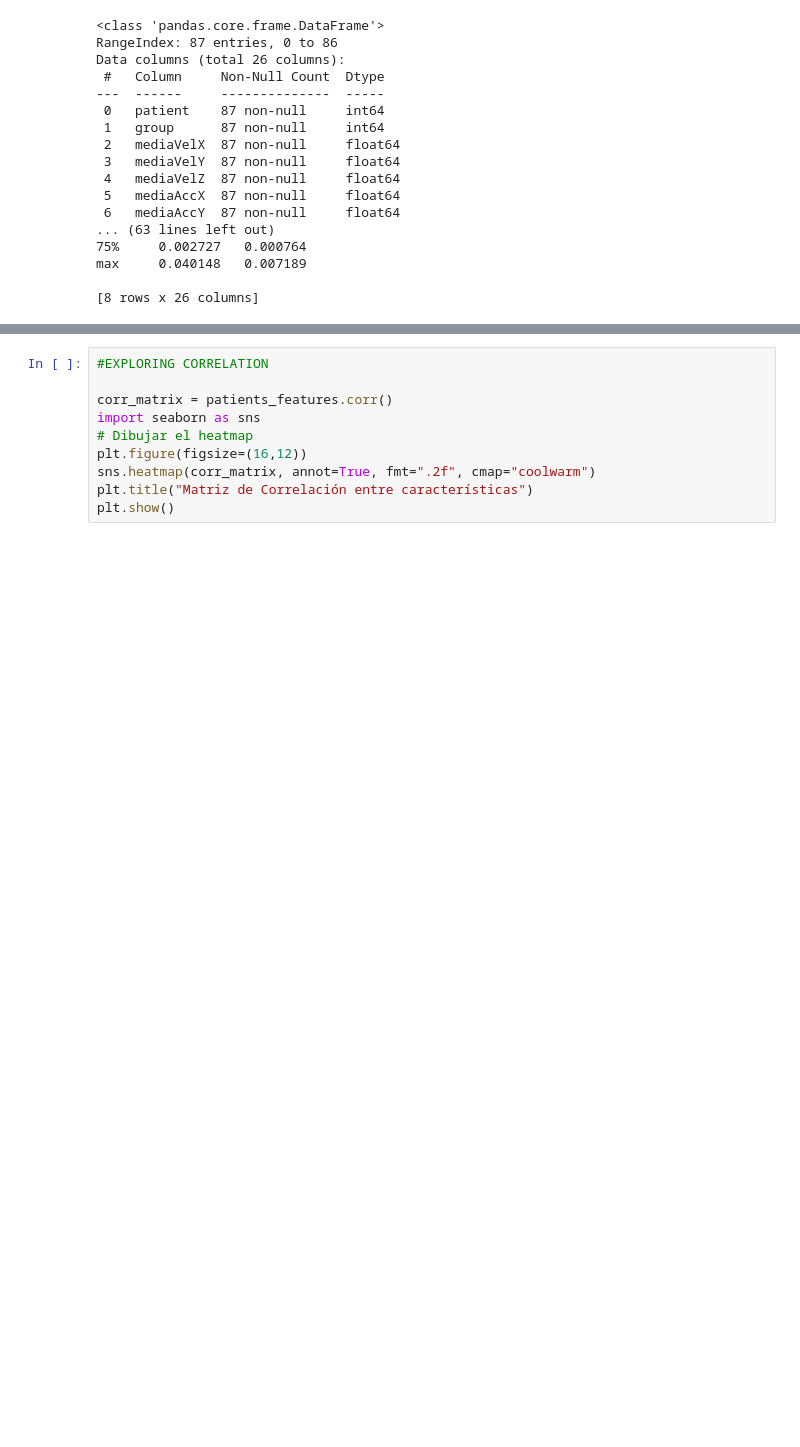
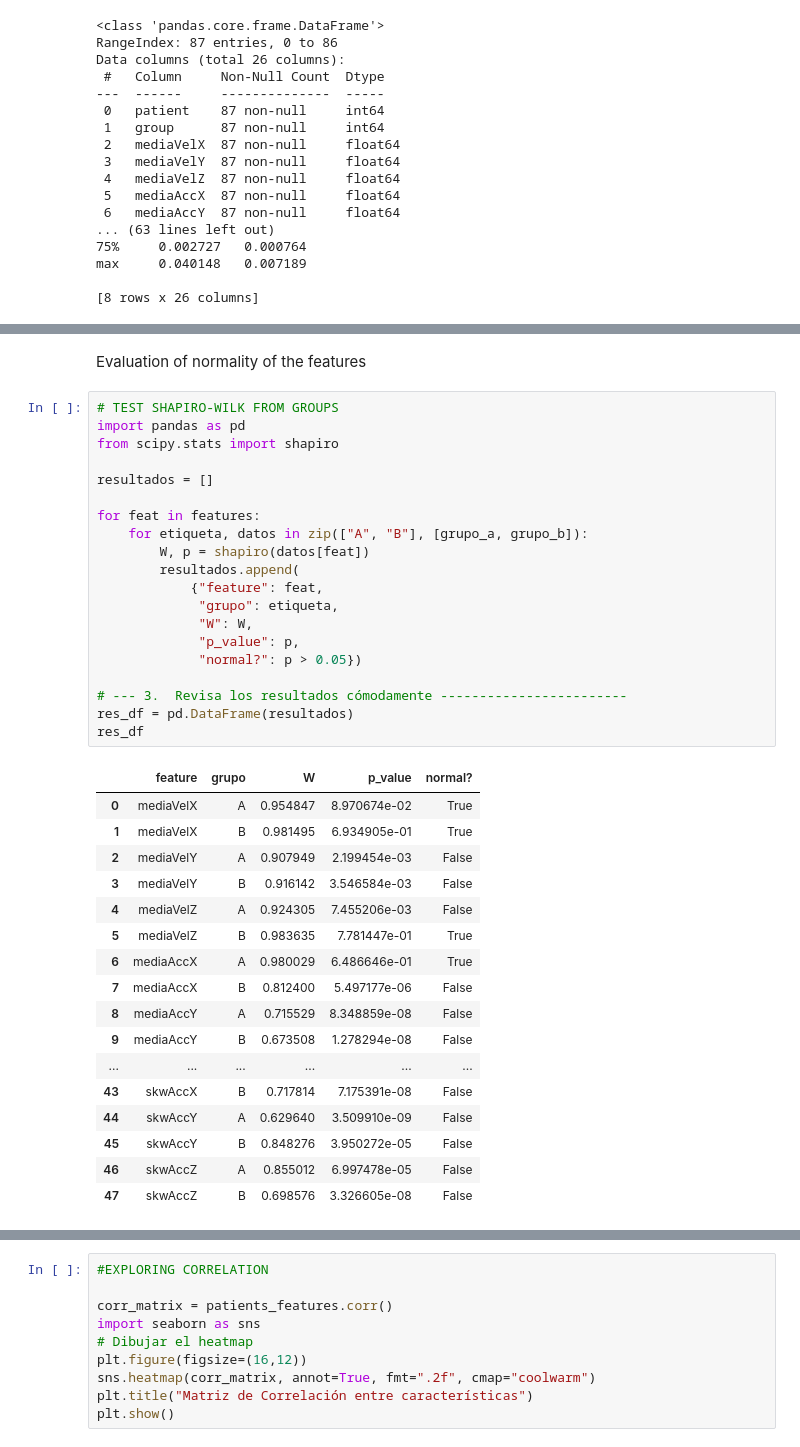
Before and after one commit to LolaSM/neck-pain, a Jupyter notebook: comparison_performance_classification_models.ipynb, the cells around one changed output, grey strips where cells are left out. Saved outputs shown, nothing was run; the diff lists cells and outputs as text; blank space fills up the shorter version.

```diff
--- a/comparison_performance_classification_models.ipynb
+++ b/comparison_performance_classification_models.ipynb
@@ -86,0 +96,40 @@ plt.show()
+# %% [markdown]
+Evaluation of normality of the features
+# %%
+# TEST SHAPIRO-WILK FROM GROUPS
+import pandas as pd
+from scipy.stats import shapiro
+
+resultados = []
+
+for feat in features:
+    for etiqueta, datos in zip(["A", "B"], [grupo_a, grupo_b]):
+        W, p = shapiro(datos[feat])
+        resultados.append(
+            {"feature": feat,
+             "grupo": etiqueta,
+             "W": W,
+             "p_value": p,
+             "normal?": p > 0.05})
+
+# --- 3.  Revisa los resultados cómodamente ------------------------
+res_df = pd.DataFrame(resultados)
+res_df
+# %% [output]
+|  | feature | grupo | W | p_value | normal? |
+| 0 | mediaVelX | A | 0.954847 | 8.970674e-02 | True |
+| 1 | mediaVelX | B | 0.981495 | 6.934905e-01 | True |
+| 2 | mediaVelY | A | 0.907949 | 2.199454e-03 | False |
+| 3 | mediaVelY | B | 0.916142 | 3.546584e-03 | False |
+| 4 | mediaVelZ | A | 0.924305 | 7.455206e-03 | False |
+| 5 | mediaVelZ | B | 0.983635 | 7.781447e-01 | True |
+| 6 | mediaAccX | A | 0.980029 | 6.486646e-01 | True |
+| 7 | mediaAccX | B | 0.812400 | 5.497177e-06 | False |
+| 8 | mediaAccY | A | 0.715529 | 8.348859e-08 | False |
+| 9 | mediaAccY | B | 0.673508 | 1.278294e-08 | False |
+| ... | ... | ... | ... | ... | ... |
+| 43 | skwAccX | B | 0.717814 | 7.175391e-08 | False |
+| 44 | skwAccY | A | 0.629640 | 3.509910e-09 | False |
+| 45 | skwAccY | B | 0.848276 | 3.950272e-05 | False |
+| 46 | skwAccZ | A | 0.855012 | 6.997478e-05 | False |
+| 47 | skwAccZ | B | 0.698576 | 3.326605e-08 | False |
```
Also changed, not shown: parts of 2 cells of this notebook.
